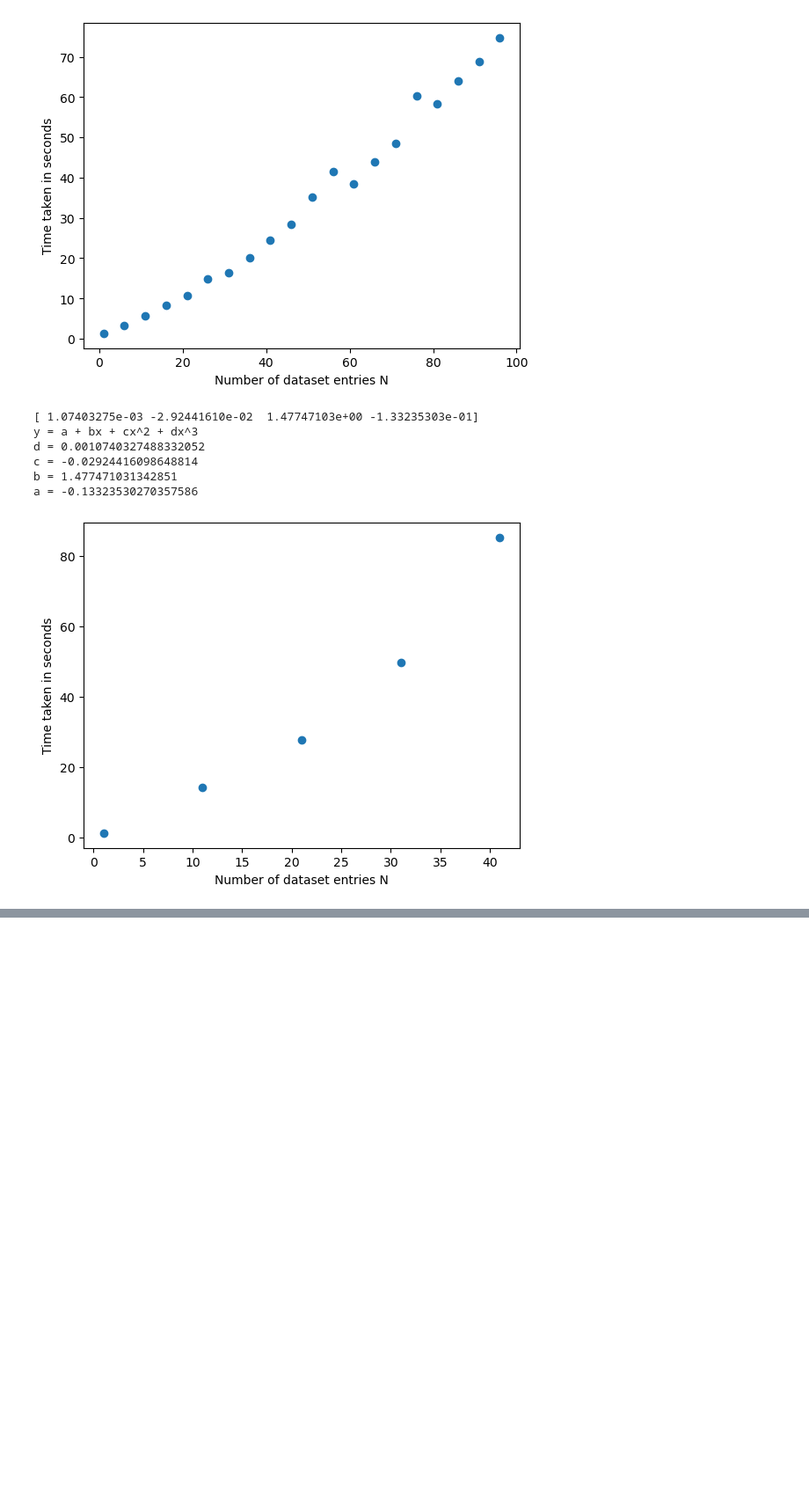
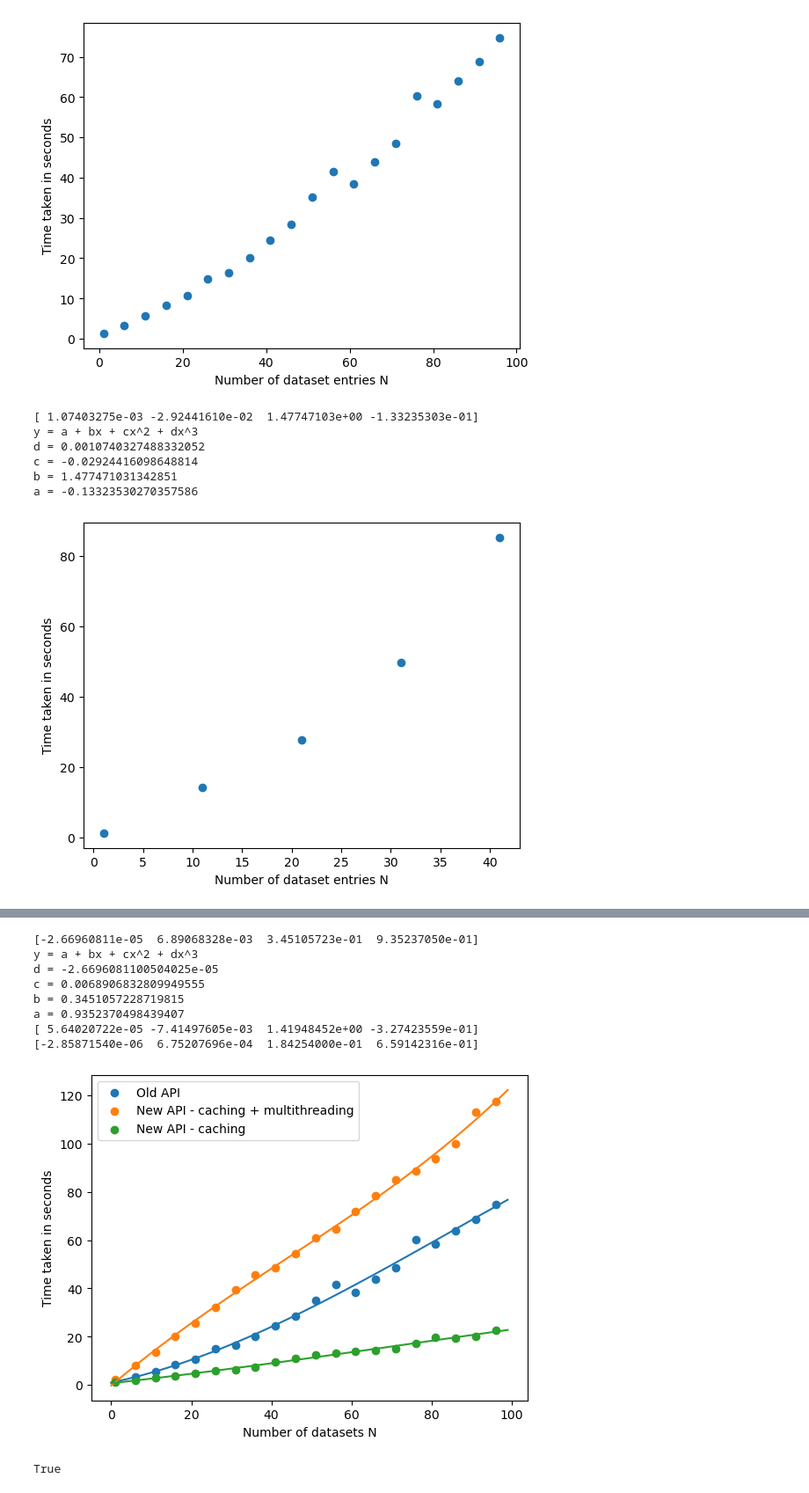
Before and after one commit to SplitSky/resdata, a Jupyter notebook: notebooks/Timing functions.ipynb, the cells around one changed output, grey strips where cells are left out. Shown at 88% size. Cells and saved outputs as stored; diff of their text form; code cells hidden in the pictures; blank space fills up the shorter version.

```diff
--- a/notebooks/Timing functions.ipynb
+++ b/notebooks/Timing functions.ipynb
@@ -170,0 +235,57 @@ def test_12(self):
+# %%
+# number of datasets against time
+# number of datasets dependancy on time
+#old data
+x_abs = np.arange(0,100,1)
+x = [1, 6, 11, 16, 21, 26, 31, 36, 41, 46, 51, 56, 61, 66, 71, 76, 81, 86, 91, 96]
+y = [1.3029034519968263, 3.2889959549975174, 5.6426042879975284, 8.353887304998352, 10.701851057001477, 14.79662032700071, 16.283426176996727, 20.052625608001108, 24.366651747001015, 28.418443676000607, 35.18046925300223, 41.60055250900041, 38.494061284000054, 43.92872095799976, 48.41033412700199, 60.2288486030011, 58.235127645999455, 63.94001868900159, 68.73514032499952, 74.73768095500054]
+
+coff = np.polyfit(x,y,3)
+print(coff)
+print("y = a + bx + cx^2 + dx^3")
+print("d = " + str(coff[0]))
+print("c = " + str(coff[1]))
+print("b = " + str(coff[2]))
+print("a = " + str(coff[3]))
+plt.scatter(x,y, label="Old API")
+f = lambda x, coff : coff[3] + coff[2]*x + coff[1]*x**2 + coff[0]*x**3
+plt.plot(x_abs, f(x_abs, coff))
+plt.xlabel("Number of datasets N")
+plt.ylabel("Time taken in seconds")
+
+# new data
+#x= [1, 6, 11, 16, 21, 26, 31, 36, 41, 46, 51, 56, 61, 66, 71, 76, 81, 86, 91, 96]
+#y= [1.337813026000731, 3.4423619419994793, 6.6278794720001315, 8.656029474999741, 12.192603851999593, 15.544920715999979, 20.325474895998923, 25.008294086001115, 31.042636168998797, 36.856023006001124, 45.060576586000025, 51.64106580700172, 51.37629929299874, 56.881168590000016, 57.51927166799942, 64.64051945899882, 76.2435257039997, 86.46084274699933, 103.04116762900048, 110.45993136200013]
+
+x=[1, 6, 11, 16, 21, 26, 31, 36, 41, 46, 51, 56, 61, 66, 71, 76, 81, 86, 91, 96]
+y=[2.100241333999975, 7.896130803999995, 13.640754995999941, 20.190658655000107, 25.53603172399994, 32.196204351999995, 39.250101162999954, 45.79257638099989, 48.386442722999846, 54.52535201500018, 60.80014264800002, 64.52099327499991, 72.026700678, 78.48227784200003, 84.90396071600026, 88.71947550300001, 93.93378571999983, 99.99435189199994, 112.95856452599992, 117.50994970300007]
+coff = np.polyfit(x,y,3)
+print(coff)
+plt.scatter(x,y, label="New API - caching + multithreading")
+f = lambda x, coff : coff[3] + coff[2]*x + coff[1]*x**2 + coff[0]*x**3
+plt.plot(x_abs, f(x_abs, coff))
+
+
+## new data part 2
+x=[1, 6, 11, 16, 21, 26, 31, 36, 41, 46, 51, 56, 61, 66, 71, 76, 81, 86, 91, 96]
+y=[0.9862824440006079, 1.8816902389999086, 2.766967824999483, 3.611041443999966, 4.885589725999125, 5.705161138000221, 6.29141802400045, 7.268103696000253, 9.675513053000032, 10.929272551000395, 12.272239001999878, 13.009811162000005, 13.914943540999957, 14.281194015999972, 15.092114686999594, 17.222089711999615, 19.68683948799935, 19.181434358999468, 20.020670221999353, 22.779589177999696]
+
+coff = np.polyfit(x,y,3)
+print(coff)
+plt.scatter(x,y, label="New API - caching")
+f = lambda x, coff : coff[3] + coff[2]*x + coff[1]*x**2 + coff[0]*x**3
+plt.plot(x_abs, f(x_abs, coff))
+
+
+plt.legend()
+plt.show()
+# %% [output]
+[-2.66960811e-05  6.89068328e-03  3.45105723e-01  9.35237050e-01]
+y = a + bx + cx^2 + dx^3
+d = -2.6696081100504025e-05
+c = 0.0068906832809949555
+b = 0.3451057228719815
+a = 0.9352370498439407
+[ 5.64020722e-05 -7.41497605e-03  1.41948452e+00 -3.27423559e-01]
+[-2.85871540e-06  6.75207696e-04  1.84254000e-01  6.59142316e-01]
+[figure, added]
@@ -170,0 +294,9 @@ def test_12(self):
+# %%
+from datetime import datetime, timedelta
+
+time_now = datetime.utcnow()
+limit = datetime.utcnow() + timedelta(minutes=20)
+
+print(limit > time_now)
+# %% [output]
+True
```
Also changed, not shown: parts of 4 cells of this notebook, 4 other files.
